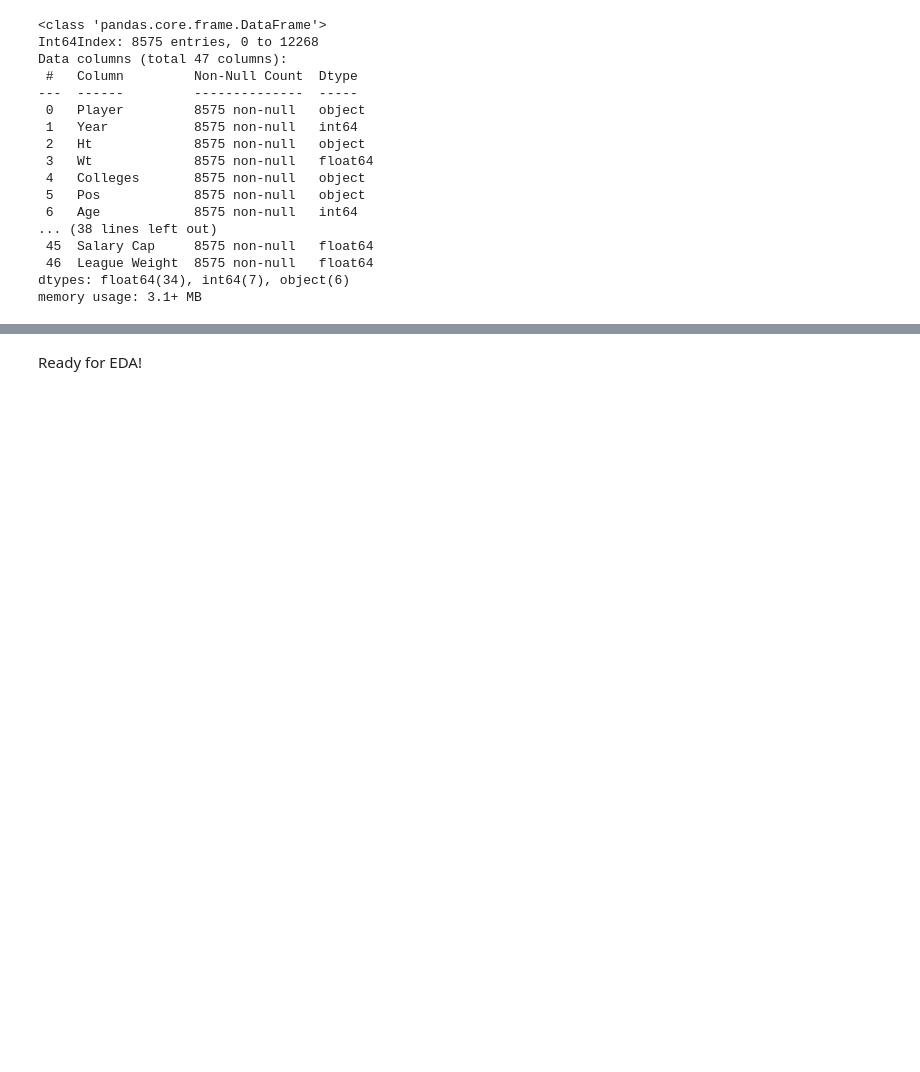
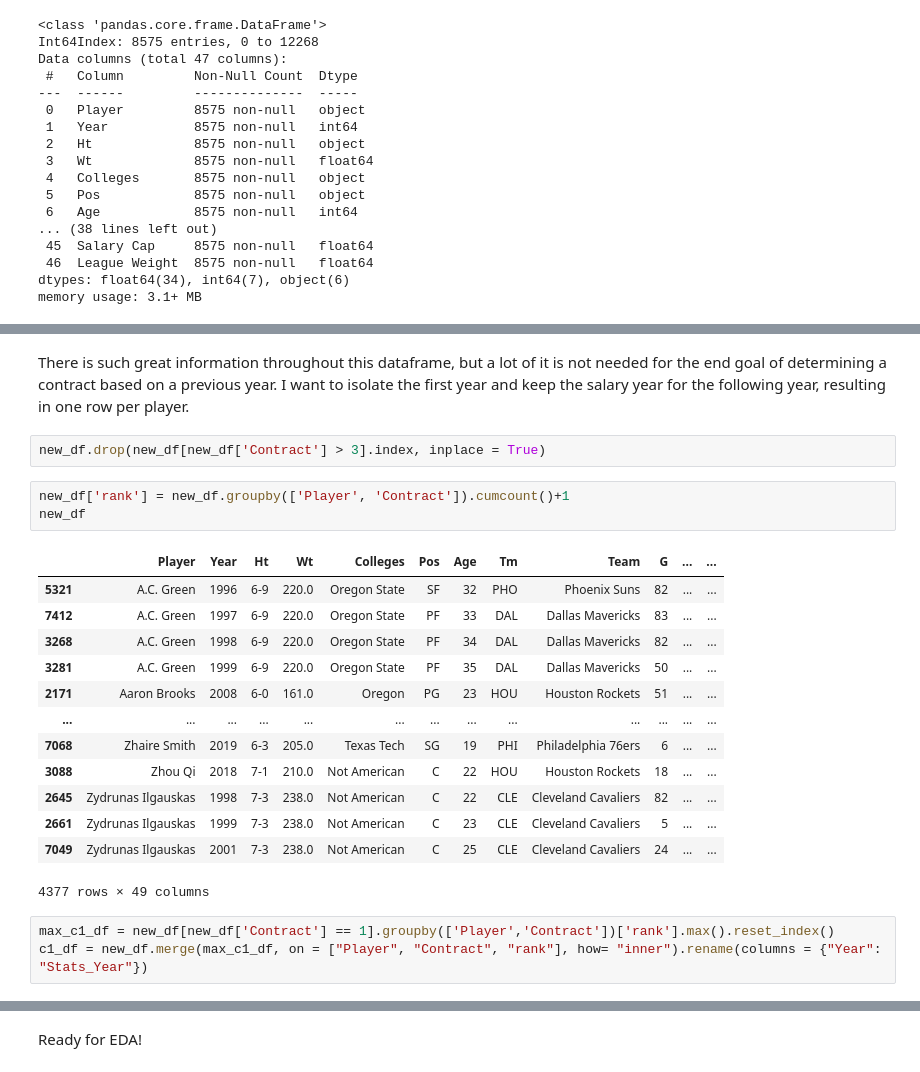
Before and after one commit to micahmatsuda021/NBA-Salary-Capstone, a Jupyter notebook: 02 Data Wrangling.ipynb, the cells around one changed output, grey strips where cells are left out. Saved outputs shown, nothing was run; the diff lists cells and outputs as text; blank space fills up the shorter version.

```diff
--- a/02 Data Wrangling.ipynb
+++ b/02 Data Wrangling.ipynb
@@ -261,0 +328,24 @@ Everything looks good, so now by saving the dataset, we can perform on it in fut
+# %% [markdown]
+There is such great information throughout this dataframe, but a lot of it is not needed for the end goal of determining a contract based on a previous year. I want to isolate the first year and keep the salary year for the following year, resulting in one row per player.
+# %%
+new_df.drop(new_df[new_df['Contract'] > 3].index, inplace = True)
+# %%
+new_df['rank'] = new_df.groupby(['Player', 'Contract']).cumcount()+1
+new_df
+# %% [output]
+|  | Player | Year | Ht | Wt | Colleges | Pos | Age | Tm | Team | G | ... | ... |
+| 5321 | A.C. Green | 1996 | 6-9 | 220.0 | Oregon State | SF | 32 | PHO | Phoenix Suns | 82 | ... | ... |
+| 7412 | A.C. Green | 1997 | 6-9 | 220.0 | Oregon State | PF | 33 | DAL | Dallas Mavericks | 83 | ... | ... |
+| 3268 | A.C. Green | 1998 | 6-9 | 220.0 | Oregon State | PF | 34 | DAL | Dallas Mavericks | 82 | ... | ... |
+| 3281 | A.C. Green | 1999 | 6-9 | 220.0 | Oregon State | PF | 35 | DAL | Dallas Mavericks | 50 | ... | ... |
+| 2171 | Aaron Brooks | 2008 | 6-0 | 161.0 | Oregon | PG | 23 | HOU | Houston Rockets | 51 | ... | ... |
+| ... | ... | ... | ... | ... | ... | ... | ... | ... | ... | ... | ... | ... |
+| 7068 | Zhaire Smith | 2019 | 6-3 | 205.0 | Texas Tech | SG | 19 | PHI | Philadelphia 76ers | 6 | ... | ... |
+| 3088 | Zhou Qi | 2018 | 7-1 | 210.0 | Not American | C | 22 | HOU | Houston Rockets | 18 | ... | ... |
+| 2645 | Zydrunas Ilgauskas | 1998 | 7-3 | 238.0 | Not American | C | 22 | CLE | Cleveland Cavaliers | 82 | ... | ... |
+| 2661 | Zydrunas Ilgauskas | 1999 | 7-3 | 238.0 | Not American | C | 23 | CLE | Cleveland Cavaliers | 5 | ... | ... |
+| 7049 | Zydrunas Ilgauskas | 2001 | 7-3 | 238.0 | Not American | C | 25 | CLE | Cleveland Cavaliers | 24 | ... | ... |
+4377 rows × 49 columns
+# %%
+max_c1_df = new_df[new_df['Contract'] == 1].groupby(['Player','Contract'])['rank'].max().reset_index()
+c1_df = new_df.merge(max_c1_df, on = ["Player", "Contract", "rank"], how= "inner").rename(columns = {"Year": "Stats_Year"})
```
Also changed, not shown: parts of 15 cells of this notebook, 1 other file.
